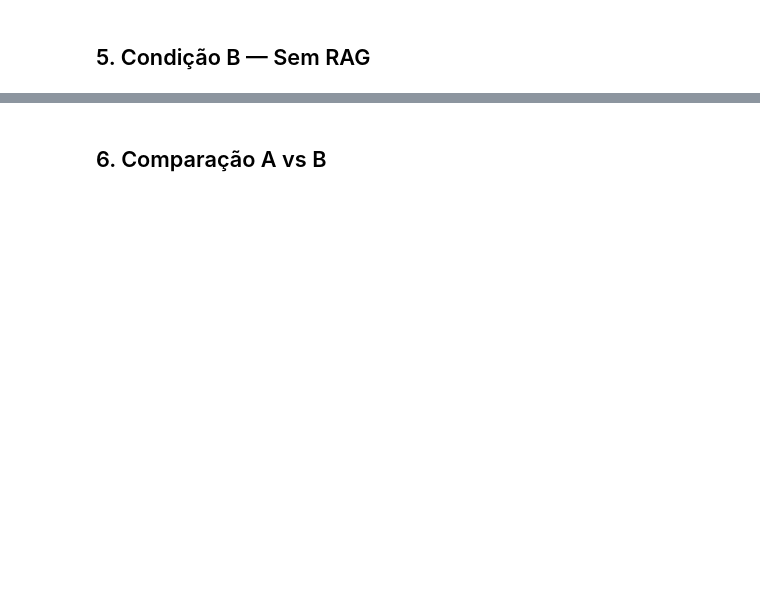
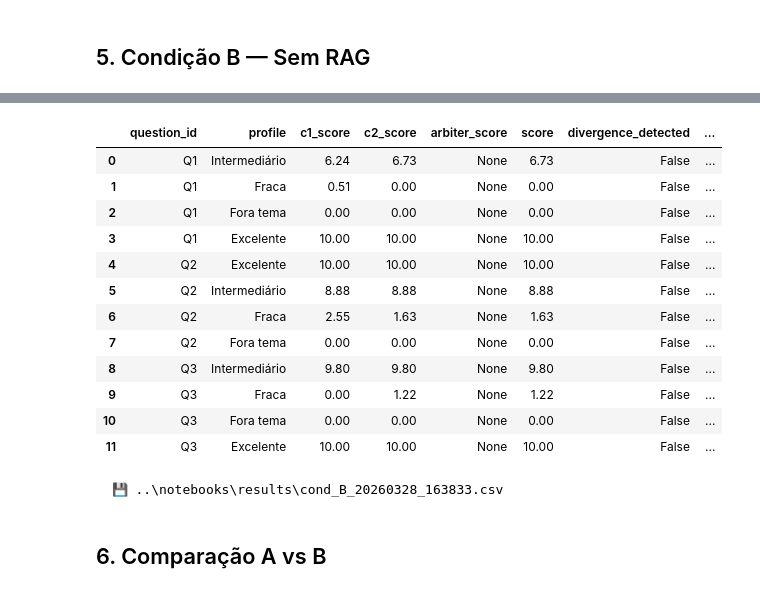
Before and after one commit to savinoo/ai-grading-system, a Jupyter notebook: notebooks/experimento_tcc.ipynb, the cells around one changed output, grey strips where cells are left out. Saved outputs shown, nothing was run; the diff lists cells and outputs as text; code cells hidden in the pictures; blank space fills up the shorter version.

```diff
--- a/notebooks/experimento_tcc.ipynb
+++ b/notebooks/experimento_tcc.ipynb
@@ -564,9 +852,26 @@ cond_b = run_experiment("Condição B (sem RAG)", upload_pdf=False)
 # %%
 # Tabela detalhada + salva CSV
 cols = ["question_id", "profile", "c1_score", "c2_score", "arbiter_score", "score", "divergence_detected", "consensus_method"]
 display(cond_b["df"][cols])
 
 save_csv(cond_b["df"], "cond_B")
+if len(cond_b["df_rag"]) > 0:
+    save_csv(cond_b["df_rag"], "cond_B_rag")
+# %% [output]
+|  | question_id | profile | c1_score | c2_score | arbiter_score | score | divergence_detected | ... |
+| 0 | Q1 | Intermediário | 6.24 | 6.73 | None | 6.73 | False | ... |
+| 1 | Q1 | Fraca | 0.51 | 0.00 | None | 0.00 | False | ... |
+| 2 | Q1 | Fora tema | 0.00 | 0.00 | None | 0.00 | False | ... |
+| 3 | Q1 | Excelente | 10.00 | 10.00 | None | 10.00 | False | ... |
+| 4 | Q2 | Excelente | 10.00 | 10.00 | None | 10.00 | False | ... |
+| 5 | Q2 | Intermediário | 8.88 | 8.88 | None | 8.88 | False | ... |
+| 6 | Q2 | Fraca | 2.55 | 1.63 | None | 1.63 | False | ... |
+| 7 | Q2 | Fora tema | 0.00 | 0.00 | None | 0.00 | False | ... |
+| 8 | Q3 | Intermediário | 9.80 | 9.80 | None | 9.80 | False | ... |
+| 9 | Q3 | Fraca | 0.00 | 1.22 | None | 1.22 | False | ... |
+| 10 | Q3 | Fora tema | 0.00 | 0.00 | None | 0.00 | False | ... |
+| 11 | Q3 | Excelente | 10.00 | 10.00 | None | 10.00 | False | ... |
+  💾 ..\notebooks\results\cond_B_20260328_163833.csv
 # %% [markdown]
 ## 6. Comparação A vs B
 # %%
```
Also changed, not shown: parts of 22 cells of this notebook, 35 other files.
